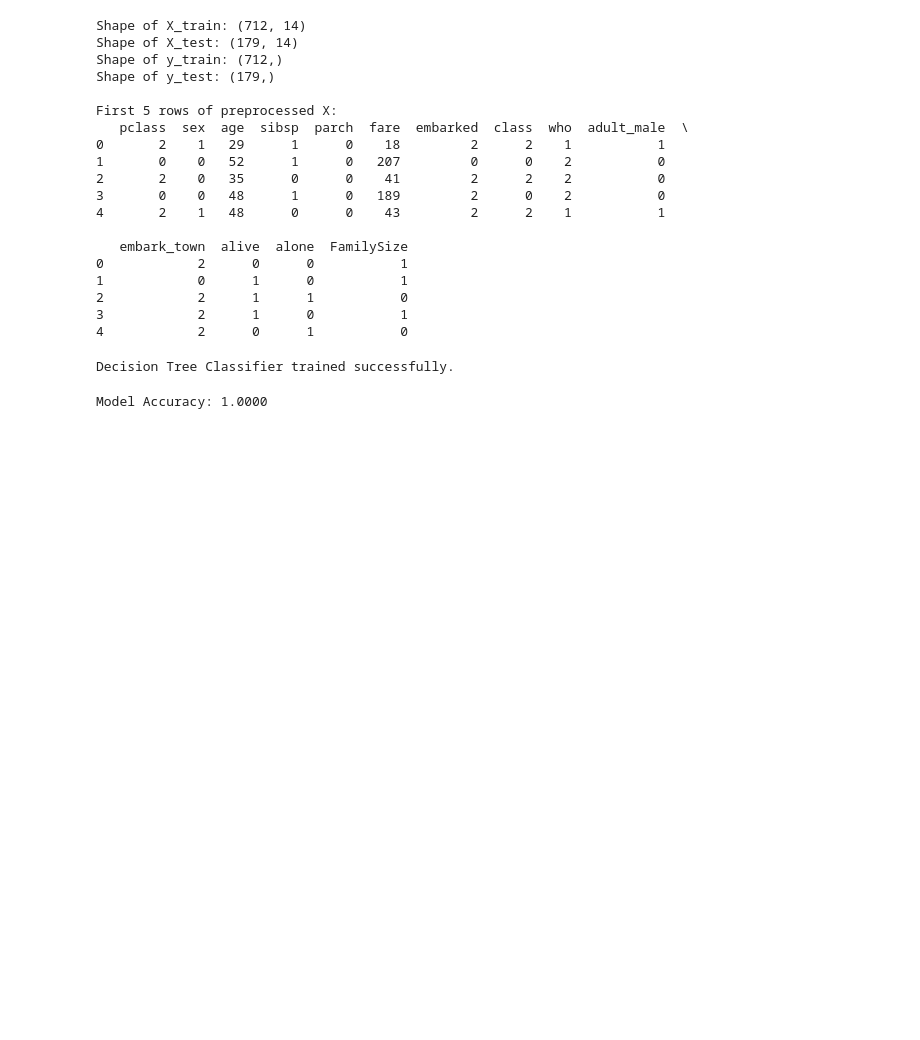
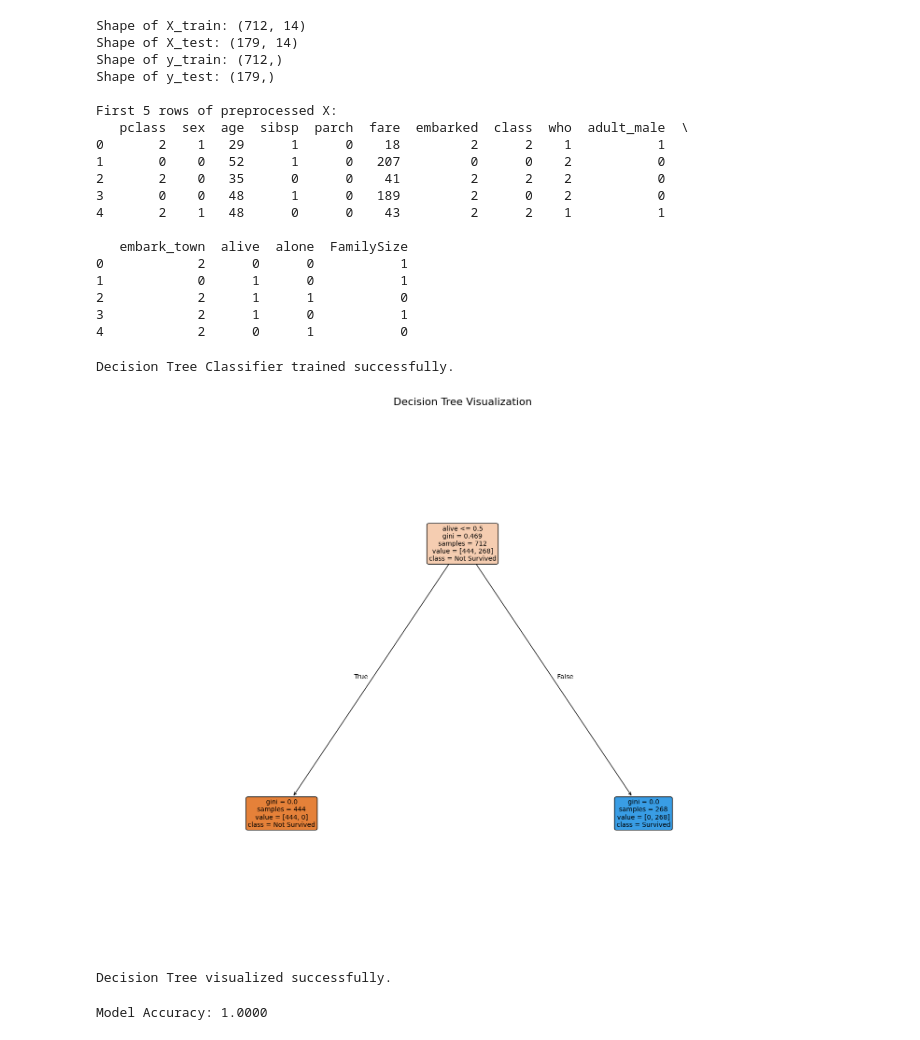
Before and after one commit to prabuddhayogi/ai-with-python, a Jupyter notebook: titanic_acuracy_part2.ipynb, the cells around one changed output. Cells and saved outputs as stored; diff of their text form; code cells hidden in the pictures; blank space fills up the shorter version.

Commit message:
Created using Colab , revisited with graph plot

```diff
--- a/titanic_acuracy_part2.ipynb
+++ b/titanic_acuracy_part2.ipynb
@@ -152,7 +154,8 @@ dtc = DecisionTreeClassifier(
     max_depth=8,
     min_samples_split=20,
     min_samples_leaf=7,
-    random_state=42
+    random_state=42,
+    criterion='gini'
     )
 
 # Train the model
@@ -161,6 +164,28 @@ dtc.fit(X_train, y_train)
 print("Decision Tree Classifier trained successfully.")
 # %% [output]
 Decision Tree Classifier trained successfully.
+# %%
+# Create a figure and an axes object for the plot
+plt.figure(figsize=(20, 15))
+
+# Visualize the decision tree
+plot_tree(dtc,
+          feature_names=X_train.columns,
+          class_names=["Not Survived", "Survived"],
+          filled=True,
+          rounded=True,
+          fontsize=10)
+
+# Add a title to the plot
+plt.title('Decision Tree Visualization', fontsize=16)
+
+# Display the plot
+plt.show()
+
+print("Decision Tree visualized successfully.")
+# %% [output]
+[figure, added]
+Decision Tree visualized successfully.
 # %%
 # Make predictions on the test set
 y_pred = dtc.predict(X_test)
```
Also changed, not shown: parts of 1 cell of this notebook.
